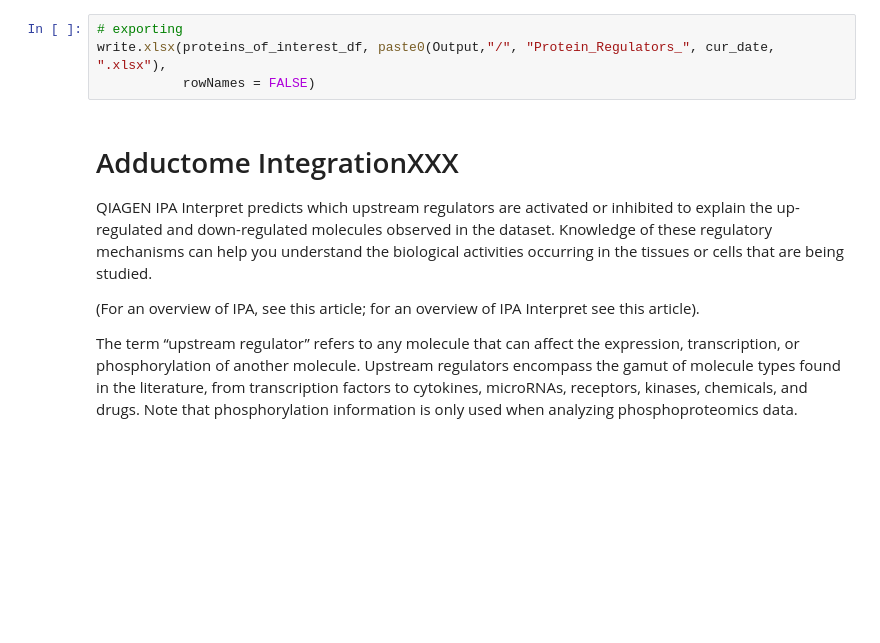
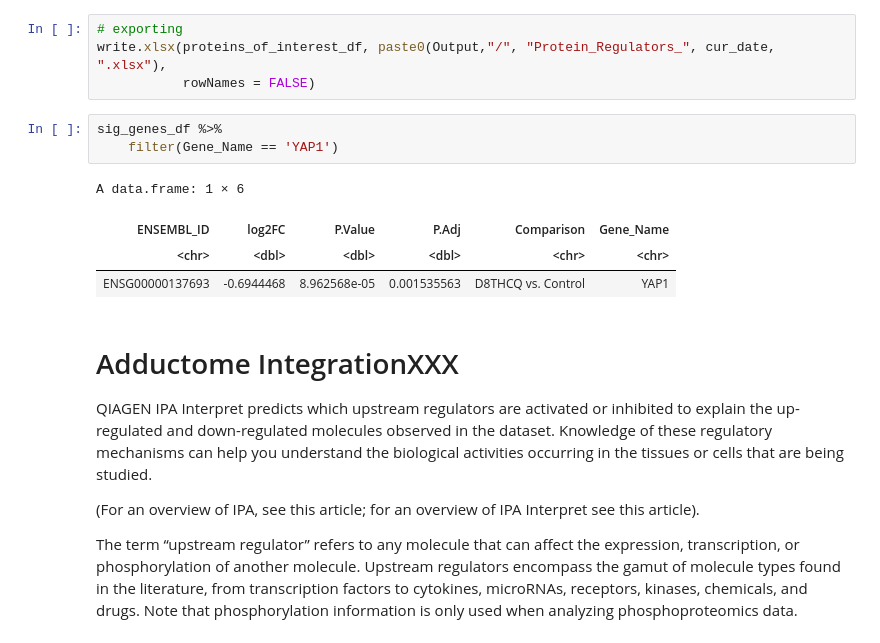
Before and after one commit to UNC-CEMALB/P1016.-THC-RNASeq-Adducts, a Jupyter notebook: 3. Adductome Integration/Adductome Integration.ipynb, the cells around one changed output. Saved outputs shown, nothing was run; the diff lists cells and outputs as text; blank space fills up the shorter version.

```diff
--- a/3. Adductome Integration/Adductome Integration.ipynb
+++ b/3. Adductome Integration/Adductome Integration.ipynb
@@ -116,6 +160,14 @@ A tibble: 6 × 2
 # exporting
 write.xlsx(proteins_of_interest_df, paste0(Output,"/", "Protein_Regulators_", cur_date, ".xlsx"),
            rowNames = FALSE)
+# %%
+sig_genes_df %>%
+    filter(Gene_Name == 'YAP1')
+# %% [output]
+A data.frame: 1 × 6
+| ENSEMBL_ID | log2FC | P.Value | P.Adj | Comparison | Gene_Name |
+| <chr> | <dbl> | <dbl> | <dbl> | <chr> | <chr> |
+| ENSG00000137693 | -0.6944468 | 8.962568e-05 | 0.001535563 | D8THCQ vs. Control | YAP1 |
 # %% [markdown]
 # Adductome IntegrationXXX
 QIAGEN IPA Interpret predicts which upstream regulators are activated or inhibited to explain the up-regulated and down-regulated molecules observed in the dataset. Knowledge of these regulatory mechanisms can help you understand the biological activities occurring in the tissues or cells that are being studied.
```
Also changed, not shown: parts of 7 cells of this notebook.
